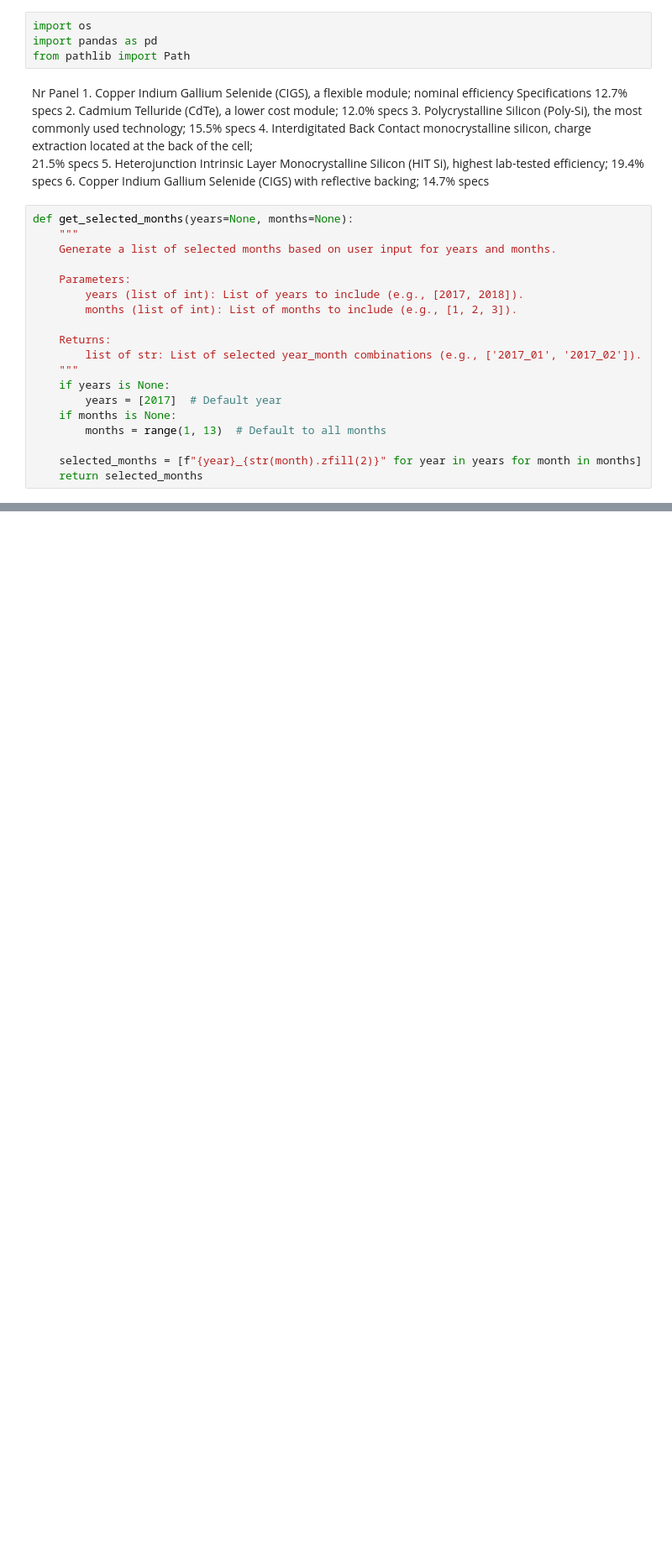
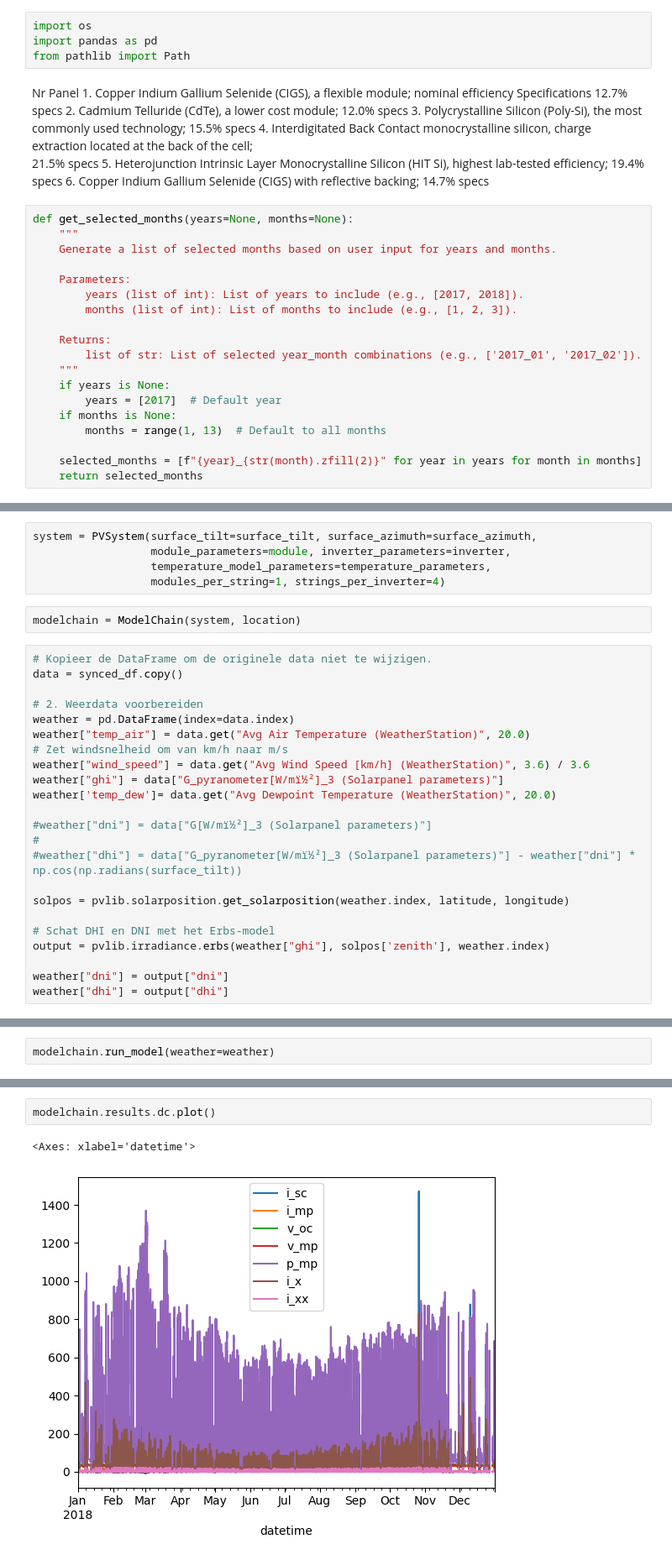
Before and after one commit to Qrax/PV-Systems-Data, a Jupyter notebook: Simulaties_met_amolf_data.ipynb, the cells around one changed output, grey strips where cells are left out. Shown at 84% size. Drawn from its saved outputs; the diff is of its cells as text; blank space fills up the shorter version.

Commit message:
simulatien in amolf data proberen te doen maar wat is dit kut zeg

```diff
--- a/Simulaties_met_amolf_data.ipynb
+++ b/Simulaties_met_amolf_data.ipynb
@@ -455,0 +441,30 @@ plt.show()
+# %%
+system = PVSystem(surface_tilt=surface_tilt, surface_azimuth=surface_azimuth,
+                  module_parameters=module, inverter_parameters=inverter,
+                  temperature_model_parameters=temperature_parameters,
+                  modules_per_string=1, strings_per_inverter=4)
+# %%
+modelchain = ModelChain(system, location)
+# %%
+# Kopieer de DataFrame om de originele data niet te wijzigen.
+data = synced_df.copy()
+
+# 2. Weerdata voorbereiden
+weather = pd.DataFrame(index=data.index)
+weather["temp_air"] = data.get("Avg Air Temperature (WeatherStation)", 20.0)
+# Zet windsnelheid om van km/h naar m/s
+weather["wind_speed"] = data.get("Avg Wind Speed [km/h] (WeatherStation)", 3.6) / 3.6
+weather["ghi"] = data["G_pyranometer[W/mï½²]_3 (Solarpanel parameters)"]
+weather['temp_dew']= data.get("Avg Dewpoint Temperature (WeatherStation)", 20.0)
+
+#weather["dni"] = data["G[W/mï½²]_3 (Solarpanel parameters)"]
+#
+#weather["dhi"] = data["G_pyranometer[W/mï½²]_3 (Solarpanel parameters)"] - weather["dni"] * np.cos(np.radians(surface_tilt))
+
+solpos = pvlib.solarposition.get_solarposition(weather.index, latitude, longitude)
+
+# Schat DHI en DNI met het Erbs-model
+output = pvlib.irradiance.erbs(weather["ghi"], solpos['zenith'], weather.index)
+
+weather["dni"] = output["dni"]
+weather["dhi"] = output["dhi"]
@@ -455,0 +489,2 @@ plt.show()
+# %%
+modelchain.run_model(weather=weather)
@@ -455,0 +504,5 @@ plt.show()
+# %%
+modelchain.results.dc.plot()
+# %% [output]
+<Axes: xlabel='datetime'>
+[figure, added]
```
Also changed, not shown: parts of 24 cells of this notebook, 1 other file.
